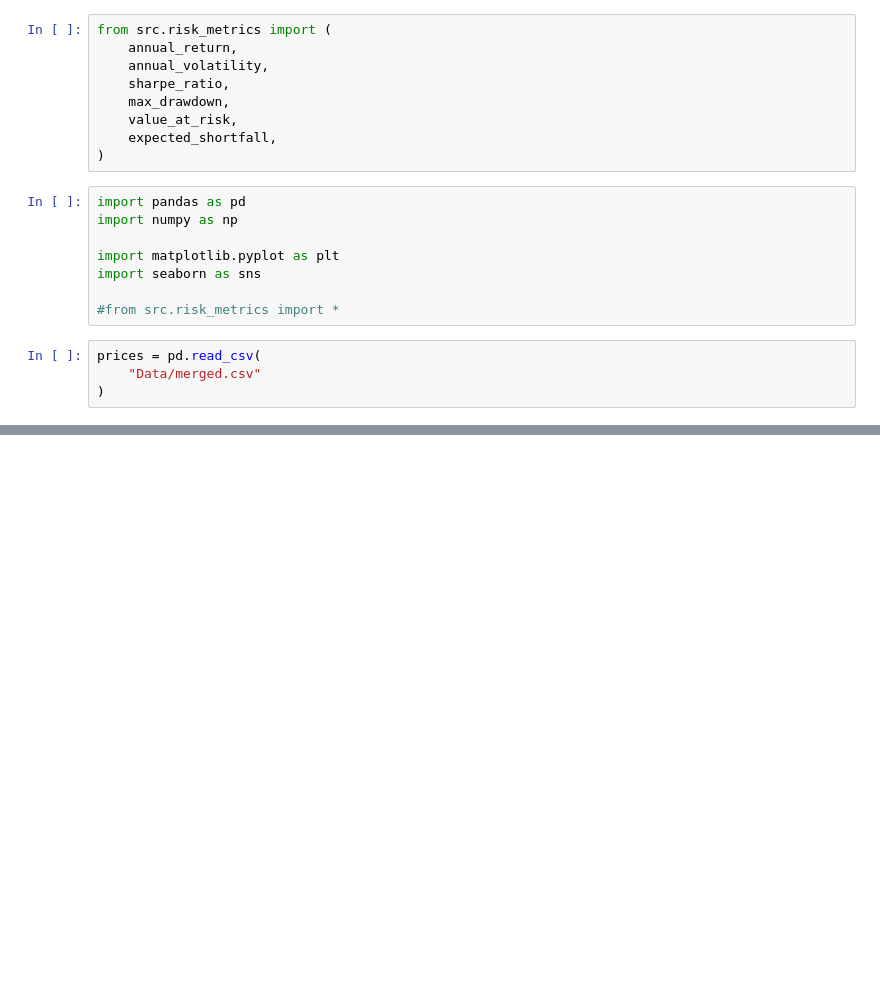
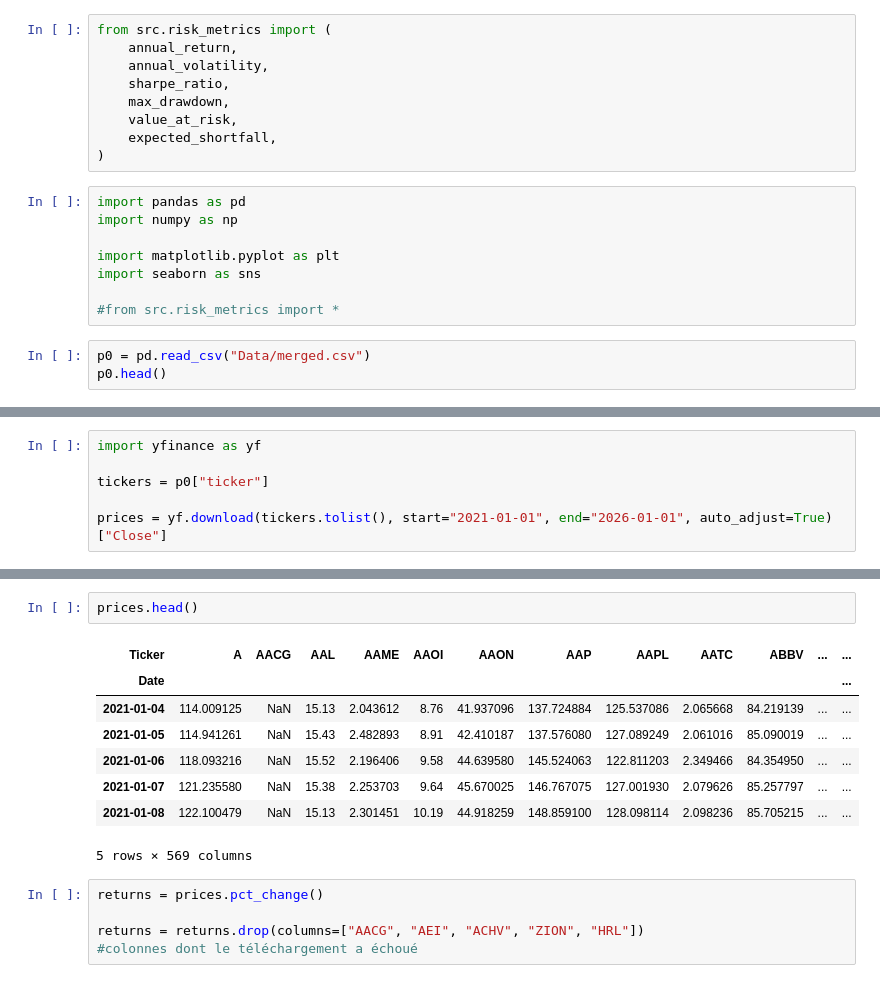
Before and after one commit to ambre-bissi/ESG-Portfolio-Optimizer, a Jupyter notebook: Notebooks/02_risk_analysis.ipynb, the cells around one changed output, grey strips where cells are left out. Drawn from its saved outputs; the diff is of its cells as text; blank space fills up the shorter version.

```diff
--- a/Notebooks/02_risk_analysis.ipynb
+++ b/Notebooks/02_risk_analysis.ipynb
@@ -48,6 +48,5 @@ import seaborn as sns
 
 #from src.risk_metrics import *
 # %%
-prices = pd.read_csv(
-    "Data/merged.csv"
-)
+p0 = pd.read_csv("Data/merged.csv")
+p0.head()
@@ -63,0 +66,6 @@ TypeError: unsupported operand type(s) for /: 'str' and 'str'
+# %%
+import yfinance as yf
+
+tickers = p0["ticker"]
+
+prices = yf.download(tickers.tolist(), start="2021-01-01", end="2026-01-01", auto_adjust=True)["Close"]
@@ -64,3 +81,19 @@ TypeError: unsupported operand type(s) for /: 'str' and 'str'
+# %%
+prices.head()
+# %% [output]
+| Ticker | A | AACG | AAL | AAME | AAOI | AAON | AAP | AAPL | AATC | ABBV | ... | ... |
+| Date |  |  |  |  |  |  |  |  |  |  |  | ... |
+| 2021-01-04 | 114.009125 | NaN | 15.13 | 2.043612 | 8.76 | 41.937096 | 137.724884 | 125.537086 | 2.065668 | 84.219139 | ... | ... |
+| 2021-01-05 | 114.941261 | NaN | 15.43 | 2.482893 | 8.91 | 42.410187 | 137.576080 | 127.089249 | 2.061016 | 85.090019 | ... | ... |
+| 2021-01-06 | 118.093216 | NaN | 15.52 | 2.196406 | 9.58 | 44.639580 | 145.524063 | 122.811203 | 2.349466 | 84.354950 | ... | ... |
+| 2021-01-07 | 121.235580 | NaN | 15.38 | 2.253703 | 9.64 | 45.670025 | 146.767075 | 127.001930 | 2.079626 | 85.257797 | ... | ... |
+| 2021-01-08 | 122.100479 | NaN | 15.13 | 2.301451 | 10.19 | 44.918259 | 148.859100 | 128.098114 | 2.098236 | 85.705215 | ... | ... |
+5 rows × 569 columns
+# %%
+returns = prices.pct_change()
+
+returns = returns.drop(columns=["AACG", "AEI", "ACHV", "ZION", "HRL"])
+#colonnes dont le téléchargement a échoué
 # %%
 returns.describe()
 # %% [output]
```
Also changed, not shown: parts of 29 cells of this notebook.
